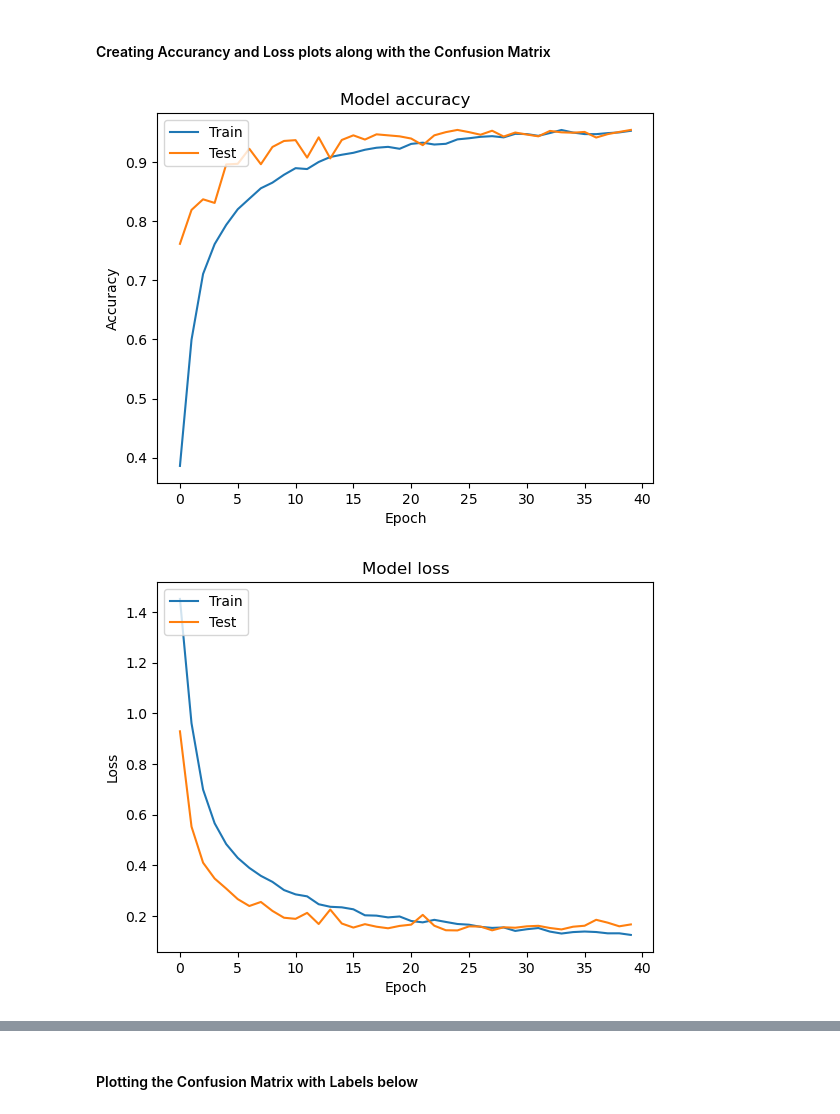
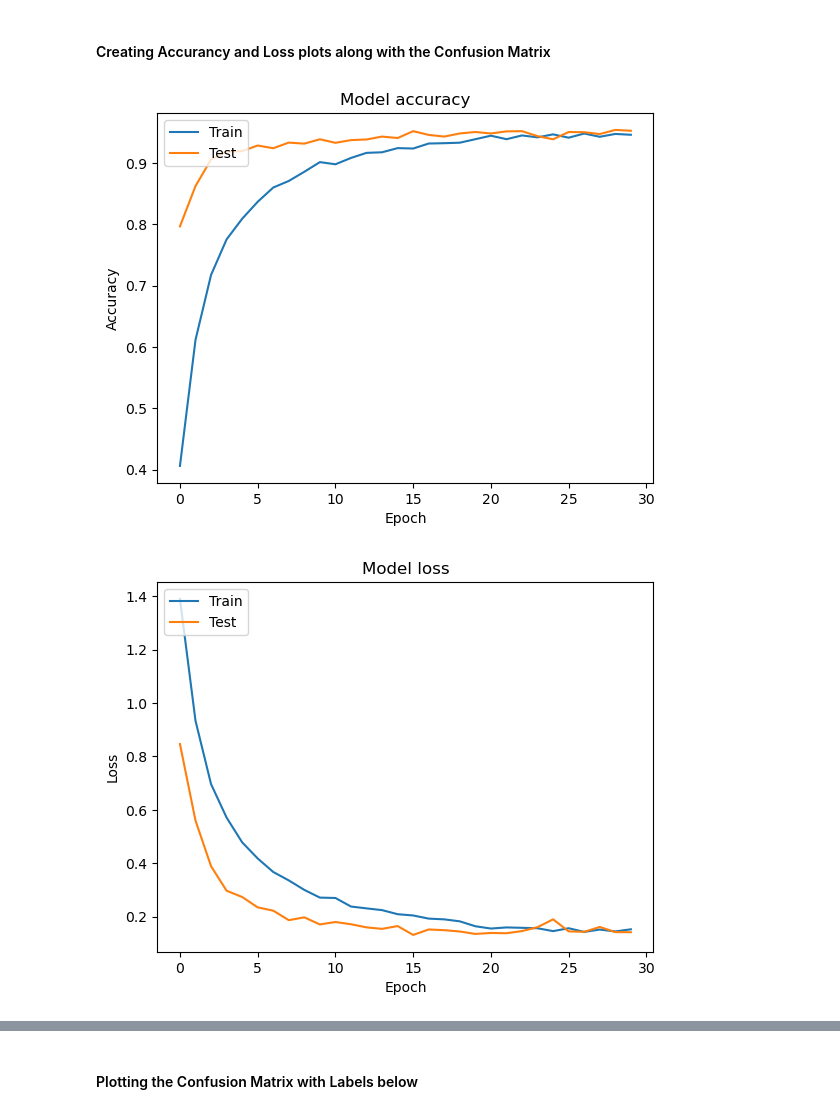
Before and after one commit to alanwake47/busn-41204-machine-learning, a Jupyter notebook: week8/hw5/hw5.ipynb, the cells around one changed output, grey strips where cells are left out. Cells and saved outputs as stored; diff of their text form; code cells hidden in the pictures.

```diff
--- a/week8/hw5/hw5.ipynb
+++ b/week8/hw5/hw5.ipynb
@@ -94,7 +111,7 @@ model.add(Dense(6, activation='softmax'))
 model.compile(loss='categorical_crossentropy', optimizer='adam', metrics=['accuracy'])
 
 # Train the model
-history = model.fit(X_train, y_train_onehot, epochs=40, batch_size=128, validation_data=(X_test, y_test_onehot), verbose=1)
+history = model.fit(X_train, y_train_onehot, epochs=30, batch_size=128, validation_data=(X_test, y_test_onehot), verbose=1)
 
 loss, accuracy = model.evaluate(X_test, y_test_onehot, batch_size=128)
 print('Test accuracy:', accuracy)
@@ -126,34 +143,34 @@ plt.plot(history.history['val_accuracy'])
 plt.title('Model accuracy')
 plt.ylabel('Accuracy')
 plt.xlabel('Epoch')
 plt.legend(['Train', 'Test'], loc='upper left')
 plt.show()
 
 # Plot training & validation loss values
 plt.plot(history.history['loss'])
 plt.plot(history.history['val_loss'])
 plt.title('Model loss')
 plt.ylabel('Loss')
 plt.xlabel('Epoch')
 plt.legend(['Train', 'Test'], loc='upper left')
 plt.show()
 
 # Get predictions on test set
 y_pred_onehot = model.predict(X_test)
 y_pred_encoded = np.argmax(y_pred_onehot, axis=1)
 y_pred = [label_map[label] for label in y_pred_encoded]
 y_test_encoded = label_encoder.transform(y_test)
 
 # Plot confusion matrix
 from sklearn.metrics import confusion_matrix
 import seaborn as sns
 
-cm = confusion_matrix(y_test, y_pred)
+cm1= confusion_matrix(y_test, y_pred)
 plt.figure(figsize=(6, 6))
-sns.heatmap(cm, annot=True, cmap='Blues')
+sns.heatmap(cm1, annot=True, cmap='Blues')
 plt.xlabel('Predicted labels')
 plt.ylabel('True labels')
 plt.show()
 # %% [output]
-[figure, old version]
+[figure, new version]
-[figure, old version]
+[figure, new version]
```
Also changed, not shown: parts of 17 cells of this notebook, 2 other files.
